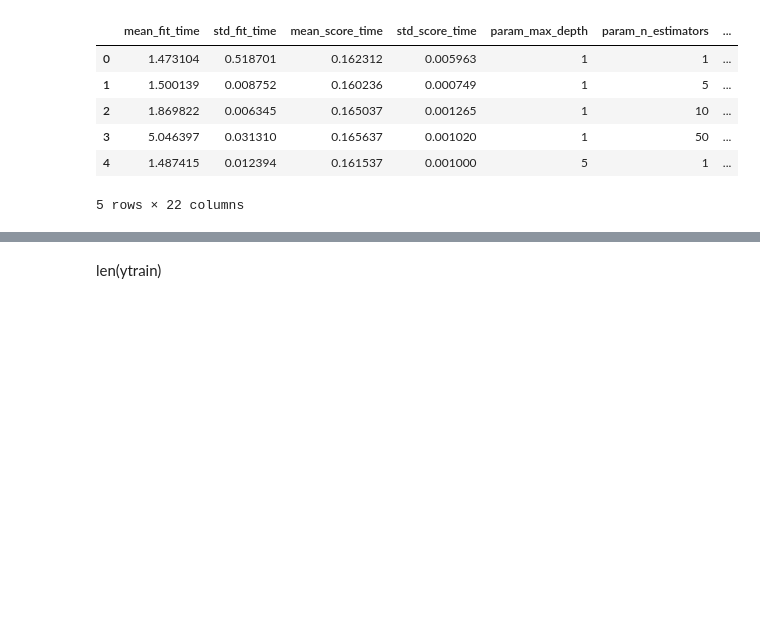
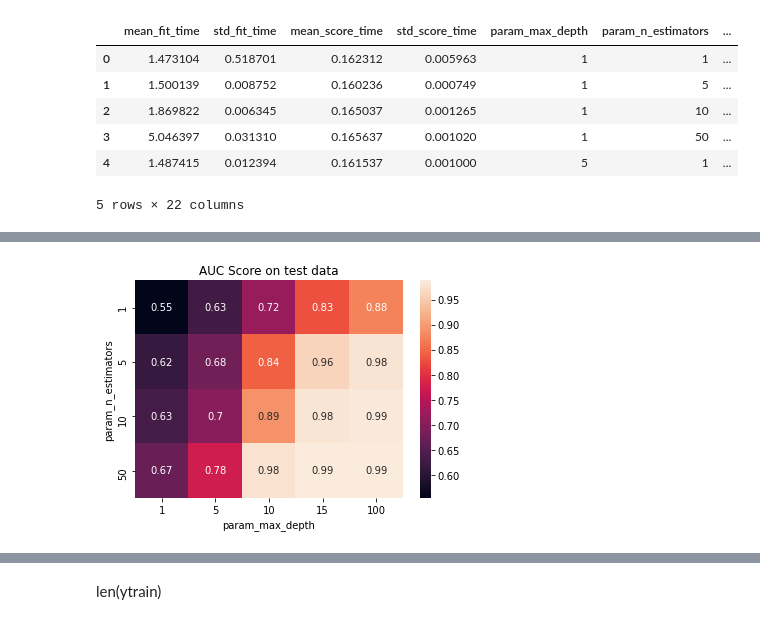
Before and after one commit to danish2562022/Machine_Learning, a Jupyter notebook: Gradient_boosting_donar_dataset.ipynb, the cells around one changed output, grey strips where cells are left out. Saved outputs shown, nothing was run; the diff lists cells and outputs as text; code cells hidden in the pictures; blank space fills up the shorter version.

```diff
--- a/Gradient_boosting_donar_dataset.ipynb
+++ b/Gradient_boosting_donar_dataset.ipynb
@@ -498,0 +523,6 @@ ax = sns.heatmap(df, annot=True)
+# %%
+df=pd.DataFrame((zip(y1,x1,testscore)),columns =[ 'param_n_estimators','param_max_depth','testscore'])
+df=df.pivot('param_n_estimators',"param_max_depth",'testscore')
+ax = sns.heatmap(df, annot=True).set_title('AUC Score on test data')
+# %% [output]
+[figure, added]
```
Also changed, not shown: parts of 11 cells of this notebook.
